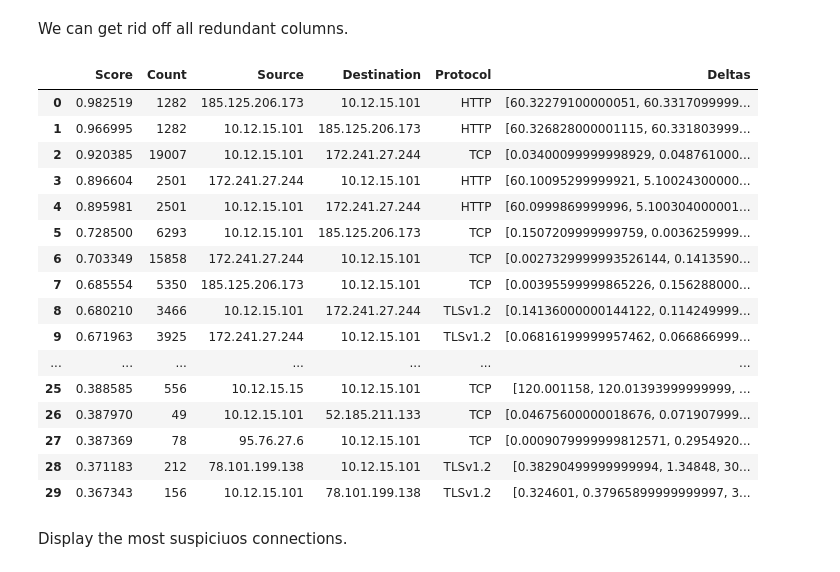
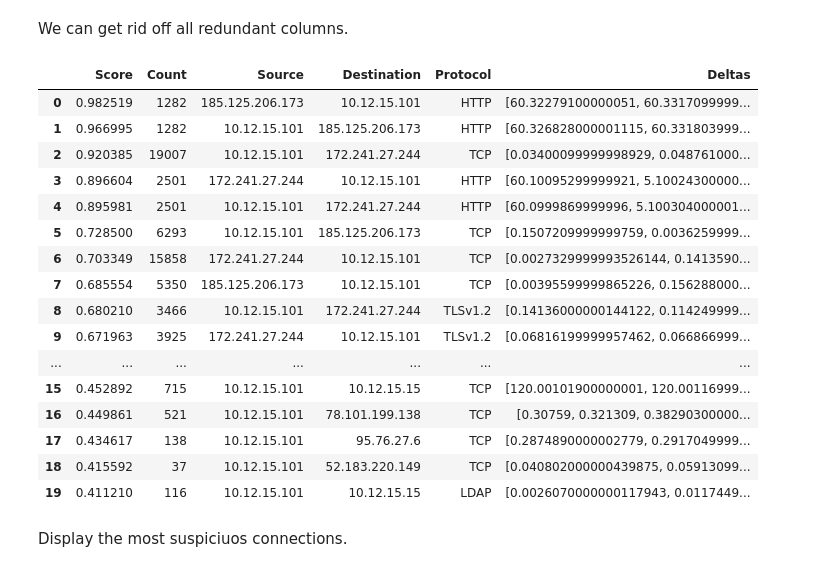
Before and after one commit to ppopiolek/c2-detection-using-statistical-analysis, a Jupyter notebook: RITA_pcap.ipynb, the cells around one changed output. Cells and saved outputs as stored; diff of their text form; code cells hidden in the pictures.

```diff
--- a/RITA_pcap.ipynb
+++ b/RITA_pcap.ipynb
@@ -253,25 +242,25 @@ df[[score, count, src, dst, proto, dlt]].head(5)
 We can get rid off all redundant columns.
 # %%
 df = df.loc[:, [score, count, src, dst, proto, dlt]]
-df.head(30)
+df.head(20)
 # %% [output]
 |  | Score | Count | Source | Destination | Protocol | Deltas |
 | 0 | 0.982519 | 1282 | 185.125.206.173 | 10.12.15.101 | HTTP | [60.32279100000051, 60.3317099999... |
 | 1 | 0.966995 | 1282 | 10.12.15.101 | 185.125.206.173 | HTTP | [60.326828000001115, 60.331803999... |
 | 2 | 0.920385 | 19007 | 10.12.15.101 | 172.241.27.244 | TCP | [0.03400099999998929, 0.048761000... |
 | 3 | 0.896604 | 2501 | 172.241.27.244 | 10.12.15.101 | HTTP | [60.10095299999921, 5.10024300000... |
 | 4 | 0.895981 | 2501 | 10.12.15.101 | 172.241.27.244 | HTTP | [60.0999869999996, 5.100304000001... |
 | 5 | 0.728500 | 6293 | 10.12.15.101 | 185.125.206.173 | TCP | [0.1507209999999759, 0.0036259999... |
 | 6 | 0.703349 | 15858 | 172.241.27.244 | 10.12.15.101 | TCP | [0.0027329999993526144, 0.1413590... |
 | 7 | 0.685554 | 5350 | 185.125.206.173 | 10.12.15.101 | TCP | [0.00395599999865226, 0.156288000... |
 | 8 | 0.680210 | 3466 | 10.12.15.101 | 172.241.27.244 | TLSv1.2 | [0.14136000000144122, 0.114249999... |
 | 9 | 0.671963 | 3925 | 172.241.27.244 | 10.12.15.101 | TLSv1.2 | [0.06816199999957462, 0.066866999... |
 | ... | ... | ... | ... | ... | ... | ... |
-| 25 | 0.388585 | 556 | 10.12.15.15 | 10.12.15.101 | TCP | [120.001158, 120.01393999999999, ... |
-| 26 | 0.387970 | 49 | 10.12.15.101 | 52.185.211.133 | TCP | [0.04675600000018676, 0.071907999... |
-| 27 | 0.387369 | 78 | 95.76.27.6 | 10.12.15.101 | TCP | [0.0009079999999812571, 0.2954920... |
-| 28 | 0.371183 | 212 | 78.101.199.138 | 10.12.15.101 | TLSv1.2 | [0.38290499999999994, 1.34848, 30... |
-| 29 | 0.367343 | 156 | 10.12.15.101 | 78.101.199.138 | TLSv1.2 | [0.324601, 0.37965899999999997, 3... |
+| 15 | 0.452892 | 715 | 10.12.15.101 | 10.12.15.15 | TCP | [120.00101900000001, 120.00116999... |
+| 16 | 0.449861 | 521 | 10.12.15.101 | 78.101.199.138 | TCP | [0.30759, 0.321309, 0.38290300000... |
+| 17 | 0.434617 | 138 | 10.12.15.101 | 95.76.27.6 | TCP | [0.2874890000002779, 0.2917049999... |
+| 18 | 0.415592 | 37 | 10.12.15.101 | 52.183.220.149 | TCP | [0.040802000000439875, 0.05913099... |
+| 19 | 0.411210 | 116 | 10.12.15.101 | 10.12.15.15 | LDAP | [0.0026070000000117943, 0.0117449... |
 # %% [markdown]
 Display the most suspiciuos connections.
 # %%
```
Also changed, not shown: parts of 7 cells of this notebook.
